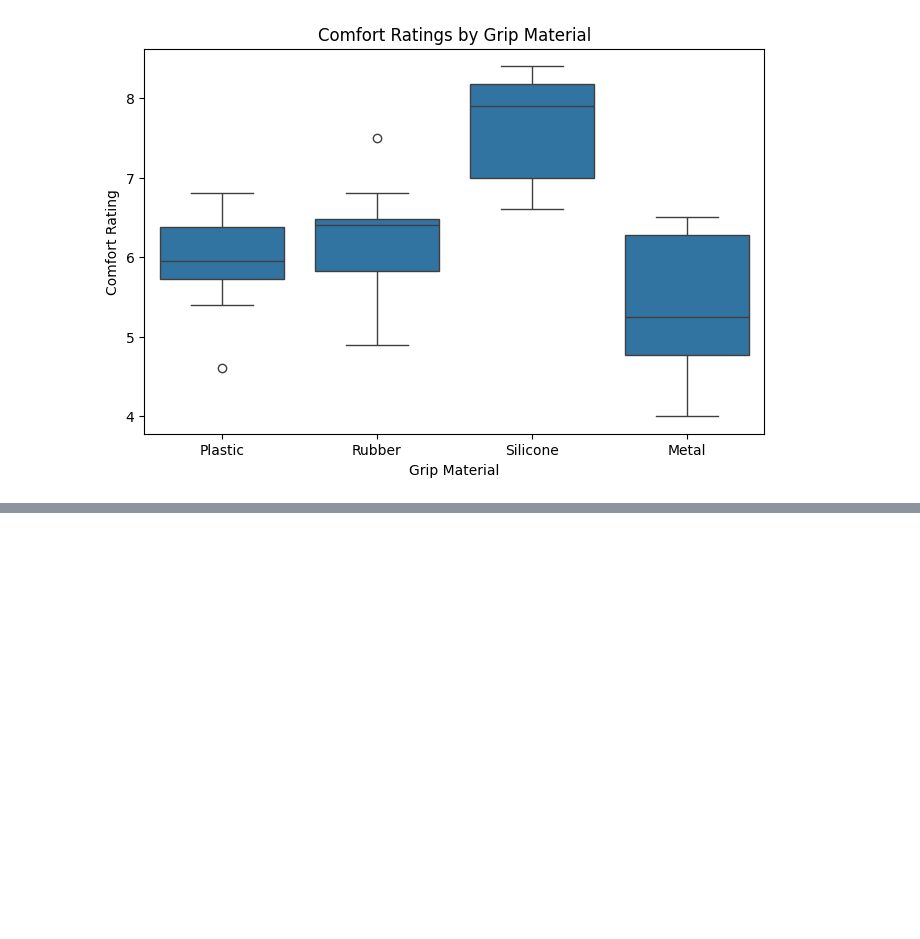
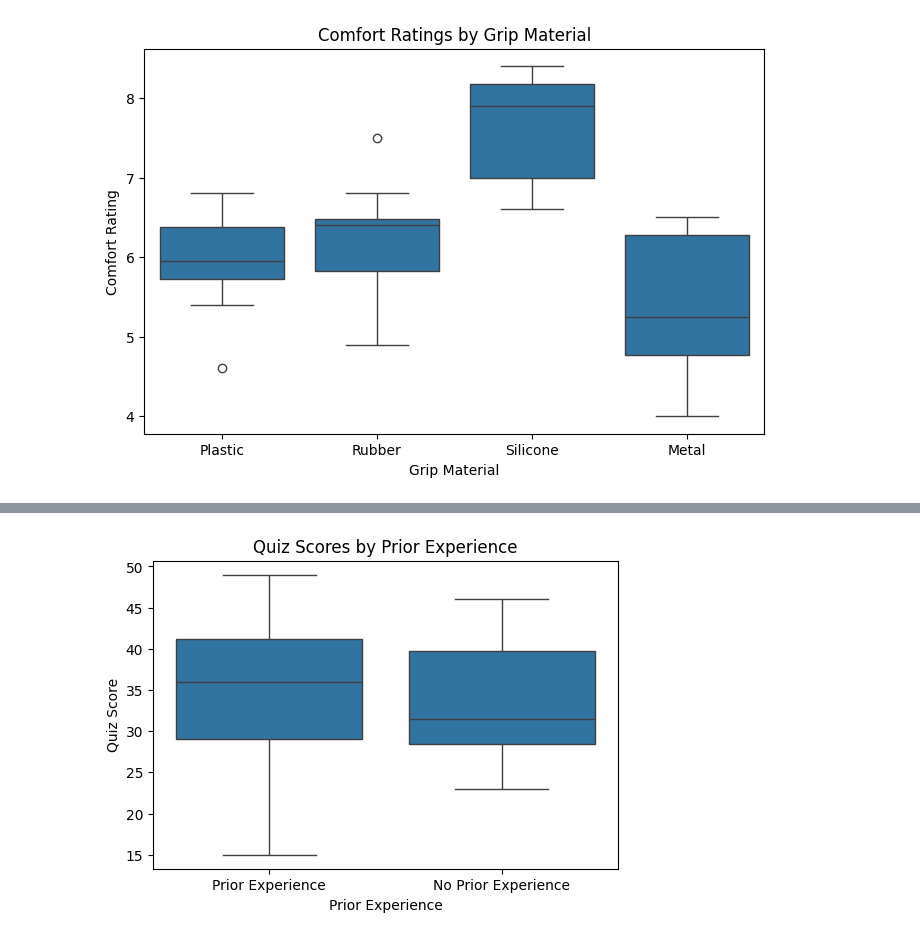
Before and after one commit to Sravan5452/STAT-7220-Applied-Experimental-Design, a Jupyter notebook: Assignments/Midterm-Exam/Midterm-Exam_myne.ipynb, the cells around one changed output, grey strips where cells are left out. Drawn from its saved outputs; the diff is of its cells as text; code cells hidden in the pictures; blank space fills up the shorter version.

```diff
--- a/Assignments/Midterm-Exam/Midterm-Exam_myne.ipynb
+++ b/Assignments/Midterm-Exam/Midterm-Exam_myne.ipynb
@@ -124,0 +407,11 @@ plt.show()
+# %%
+plt.figure(figsize=(6,4))
+sns.boxplot(x="Experience", y="Score", data=data)
+
+plt.title("Quiz Scores by Prior Experience")
+plt.xlabel("Prior Experience")
+plt.ylabel("Quiz Score")
+
+plt.show()
+# %% [output]
+[figure, added]
```
Also changed, not shown: parts of 40 cells of this notebook.
